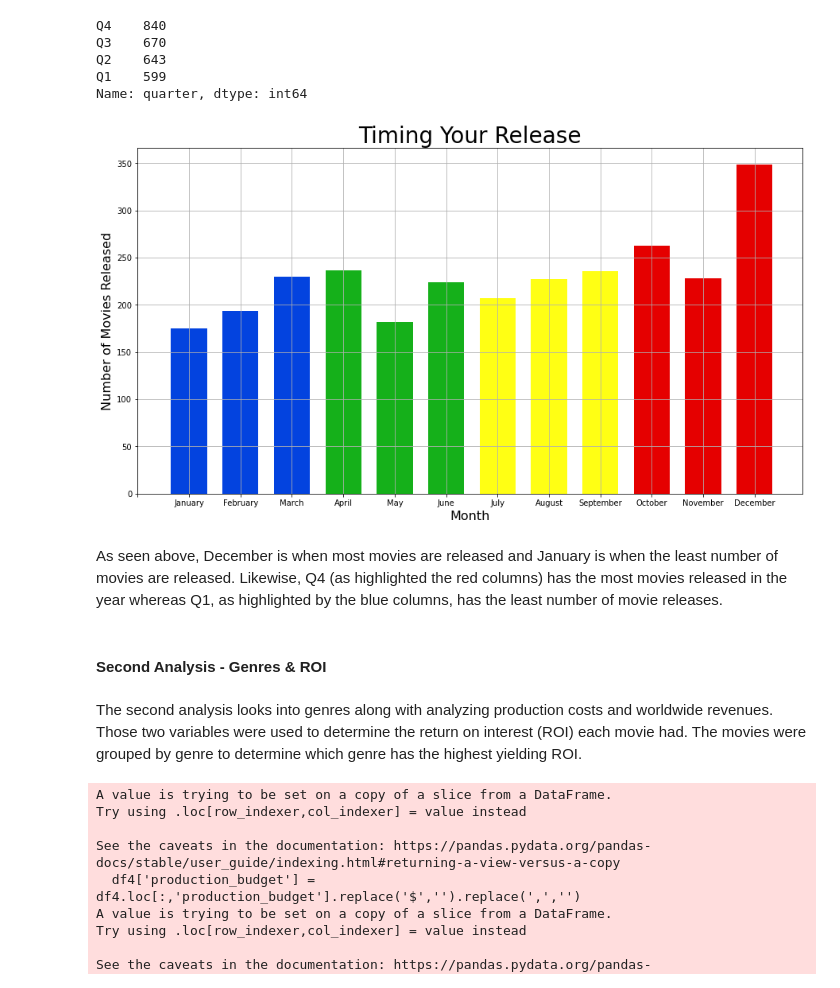
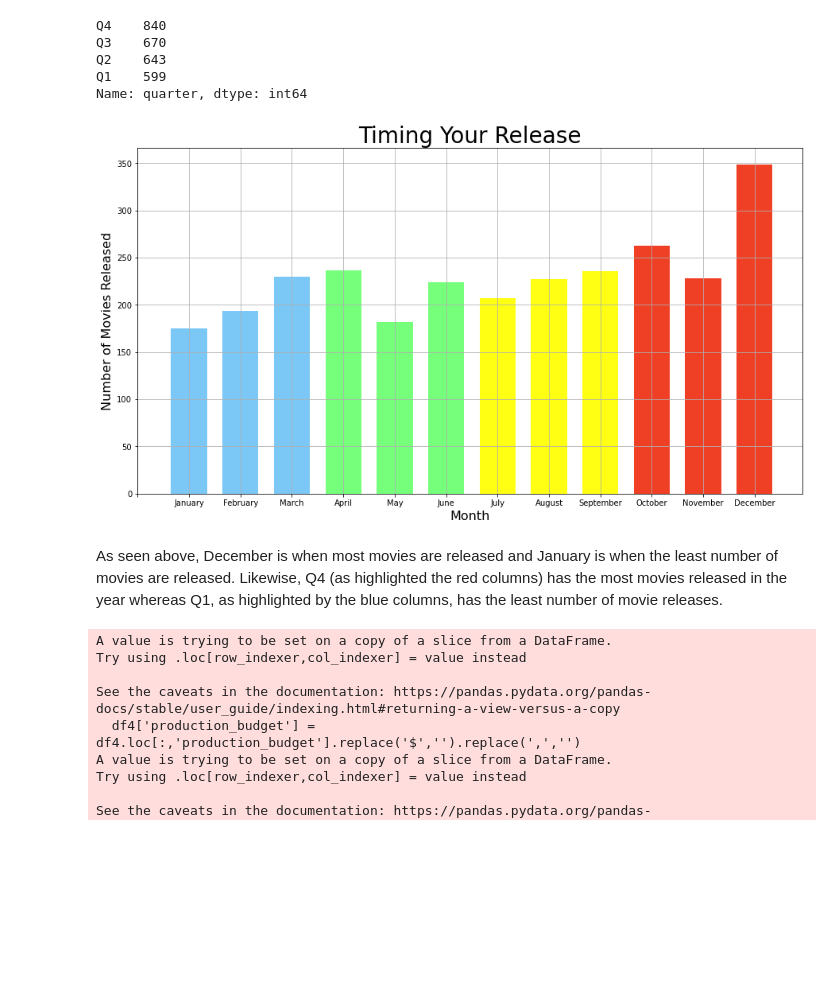
Before and after one commit to simrank3/Phase-1-Project, a Jupyter notebook: student.ipynb, the cells around one changed output. Cells and saved outputs as stored; diff of their text form; code cells hidden in the pictures; blank space fills up the shorter version.

Commit message:
editted charts post-review

```diff
--- a/student.ipynb
+++ b/student.ipynb
@@ -224,33 +224,29 @@ Name: quarter, dtype: int64
 # %%
 #plotting the figure
 fig1 = plt.figure(figsize=(15, 8))
 fig1 = plt.bar(x=list(Months_Sorted.keys()), height=list(Months_Sorted.values()), width= 0.7, color= [
-    'xkcd:blue',
-    'xkcd:blue',
-    'xkcd:blue',
-    'xkcd:green',
-    'xkcd:green',
-    'xkcd:green',
+    'xkcd:lightblue',
+    'xkcd:lightblue',
+    'xkcd:lightblue',
+    'xkcd:lightgreen',
+    'xkcd:lightgreen',
+    'xkcd:lightgreen',
     'xkcd:yellow',
     'xkcd:yellow',
     'xkcd:yellow',
-    'xkcd:red',
-    'xkcd:red',
-    'xkcd:red'])
+    'xkcd:tomato',
+    'xkcd:tomato',
+    'xkcd:tomato'])
 plt.xlabel('Month', size=16)
 plt.ylabel('Number of Movies Released', size=16)
 plt.title('Timing Your Release', size=28)
 plt.xticks(ticks=range(13), labels=['', 'January', 'February', 'March', 'April', 'May', 'June', 'July', 'August', 'September', 'October', 'November', 'December'])
 plt.grid()
 plt.savefig('Movie_Releases_Per_Year')
 # %% [output]
-[figure, old version]
+[figure, new version]
 # %% [markdown]
 As seen above, December is when most movies are released and January is when the least number of movies are released. Likewise, Q4 (as highlighted the red columns) has the most movies released in the year whereas Q1, as highlighted by the blue columns, has the least number of movie releases.
-# %% [markdown]
-#### Second Analysis - Genres & ROI
-# %% [markdown]
-The second analysis looks into genres along with analyzing production costs and worldwide revenues. Those two variables were used to determine the return on interest (ROI) each movie had. The movies were grouped by genre to determine which genre has the highest yielding ROI.
 # %%
 # Removing $ and , from production_budget & worldwide_gross
 df4['production_budget'] = df4.loc[:,'production_budget'].replace('$','').replace(',','')
```
Also changed, not shown: parts of 27 cells of this notebook, 4 other files.
